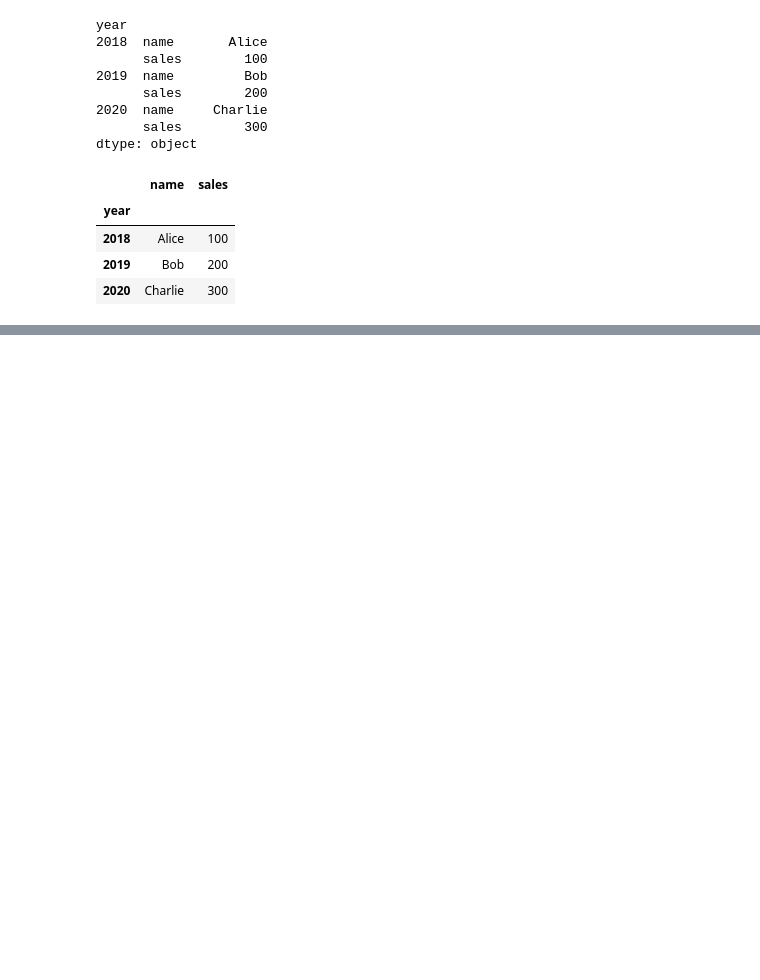
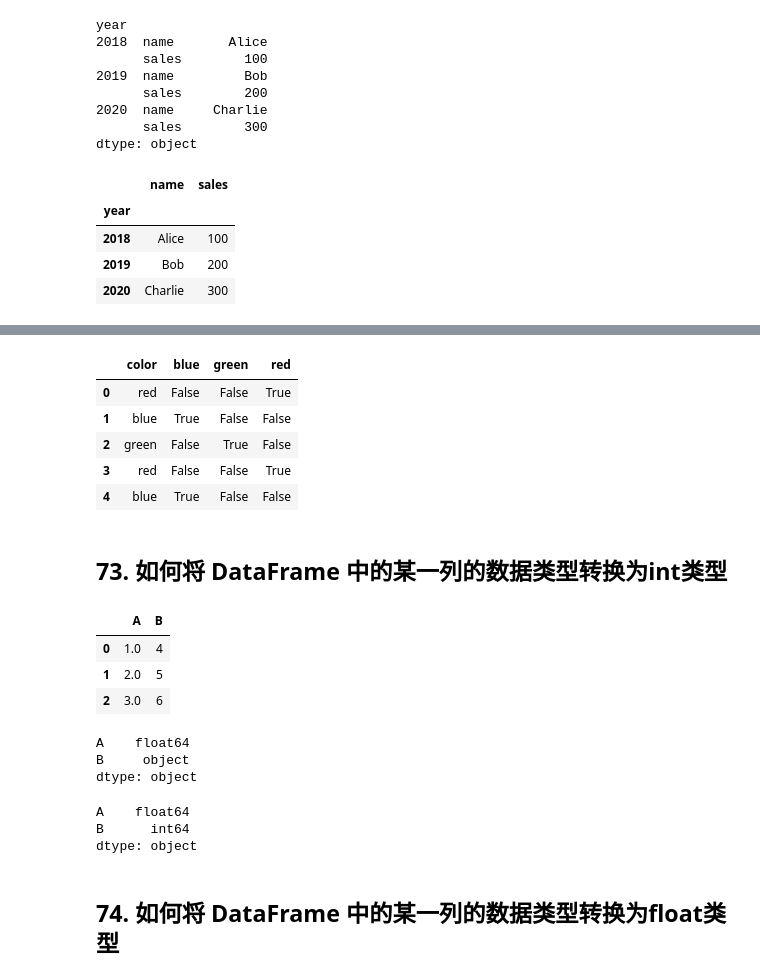
Before and after one commit to MaNingning825/demo, a Jupyter notebook: python/pandas02.ipynb, the cells around one changed output, grey strips where cells are left out. Drawn from its saved outputs; the diff is of its cells as text; code cells hidden in the pictures; blank space fills up the shorter version.

```diff
--- a/python/pandas02.ipynb
+++ b/python/pandas02.ipynb
@@ -375,0 +658,3 @@ unstacked
+# %%
+df = pd.DataFrame({'color':['red','blue','green','red','blue']})
+df
@@ -375,0 +668,36 @@ unstacked
+# %%
+dummies = pd.get_dummies(df['color'])
+df = pd.concat([df,dummies],axis=1)
+df
+# %% [output]
+|  | color | blue | green | red |
+| 0 | red | False | False | True |
+| 1 | blue | True | False | False |
+| 2 | green | False | True | False |
+| 3 | red | False | False | True |
+| 4 | blue | True | False | False |
+# %% [markdown]
+## 73. 如何将 DataFrame 中的某一列的数据类型转换为int类型
+# %%
+df = pd.DataFrame({'A':[1.0,2.0,3.0],'B':['4','5','6']})
+df
+# %% [output]
+|  | A | B |
+| 0 | 1.0 | 4 |
+| 1 | 2.0 | 5 |
+| 2 | 3.0 | 6 |
+# %%
+df.dtypes
+# %% [output]
+A    float64
+B     object
+dtype: object
+# %%
+df['B'] = df['B'].astype(int)
+df.dtypes
+# %% [output]
+A    float64
+B      int64
+dtype: object
+# %% [markdown]
+## 74. 如何将 DataFrame 中的某一列的数据类型转换为float类型
```
Also changed, not shown: parts of 45 cells of this notebook, 4 other files.
